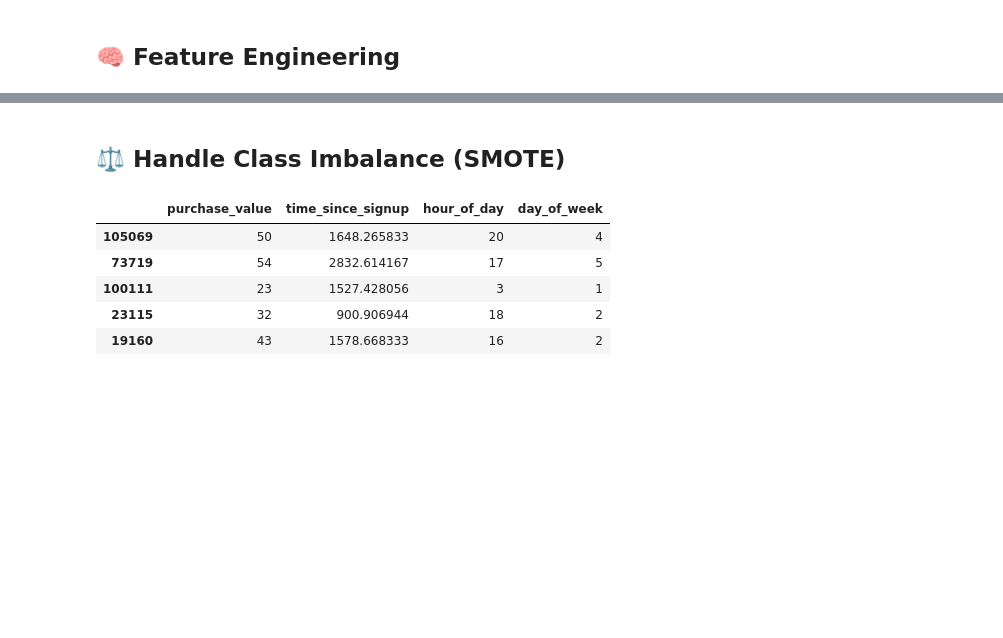
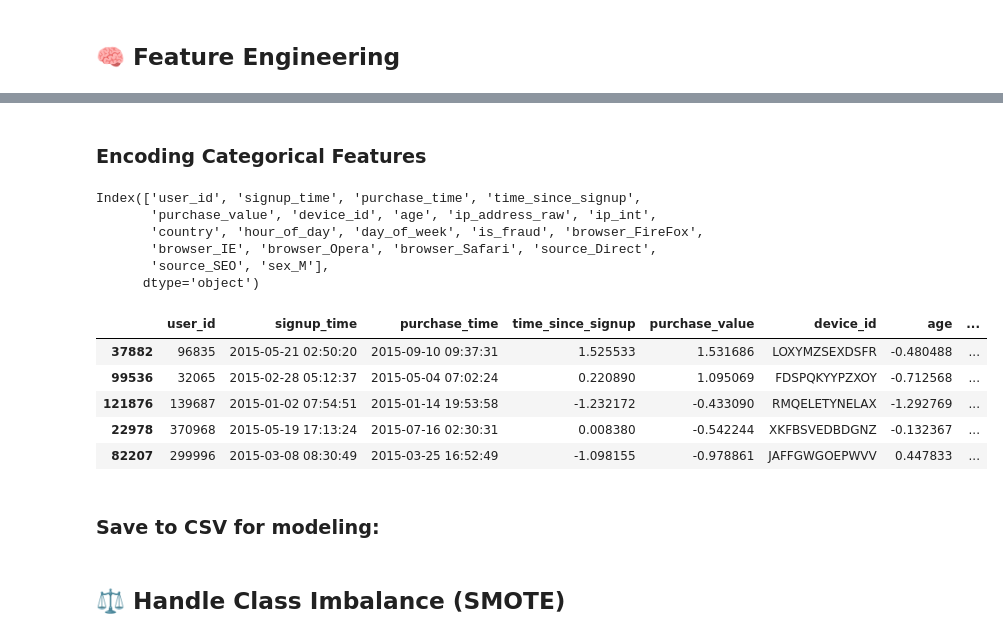
Before and after one commit to Teshager21/frauddetection-ecommerce-banking, a Jupyter notebook: notebooks/exploratory/01_preprocessing_and_EDA.ipynb, the cells around one changed output, grey strips where cells are left out. Saved outputs shown, nothing was run; the diff lists cells and outputs as text; code cells hidden in the pictures; blank space fills up the shorter version.

Commit message:
feat: apply feature transformations

```diff
--- a/notebooks/exploratory/01_preprocessing_and_EDA.ipynb
+++ b/notebooks/exploratory/01_preprocessing_and_EDA.ipynb
@@ -181,0 +219,5 @@ merged_df.sample(5)
+# %%
+merged_df.rename(columns={
+    'class': 'is_fraud',
+    'ip_address': 'ip_address_raw'
+}, inplace=True)
@@ -181,0 +233,8 @@ merged_df.sample(5)
+# %%
+cols = [
+    'user_id', 'signup_time', 'purchase_time', 'time_since_signup',
+    'purchase_value', 'device_id', 'source', 'browser', 'sex', 'age',
+    'ip_address_raw', 'ip_int', 'country', 'hour_of_day', 'day_of_week',
+    'is_fraud'
+]
+final_df = merged_df[cols]
@@ -181,0 +274,11 @@ merged_df.sample(5)
+# %%
+from sklearn.preprocessing import StandardScaler
+
+# Choose numeric features to scale
+numeric_features = ['purchase_value', 'age', 'time_since_signup', 'hour_of_day', 'day_of_week']
+
+scaler = StandardScaler()
+final_df[numeric_features] = scaler.fit_transform(final_df[numeric_features])
+
+# Optional: view result
+print(final_df[numeric_features].head())
@@ -181,0 +297,28 @@ merged_df.sample(5)
+# %% [markdown]
+### Encoding Categorical Features
+# %%
+# Use pandas get_dummies for simplicity
+categorical_features = ['browser', 'source', 'sex']
+
+final_df_encoded = pd.get_dummies(final_df, columns=categorical_features, drop_first=True)
+
+# View result
+print(final_df_encoded.columns)
+# %% [output]
+Index(['user_id', 'signup_time', 'purchase_time', 'time_since_signup',
+       'purchase_value', 'device_id', 'age', 'ip_address_raw', 'ip_int',
+       'country', 'hour_of_day', 'day_of_week', 'is_fraud', 'browser_FireFox',
+       'browser_IE', 'browser_Opera', 'browser_Safari', 'source_Direct',
+       'source_SEO', 'sex_M'],
+      dtype='object')
+# %%
+final_df_encoded.sample(5)
+# %% [output]
+|  | user_id | signup_time | purchase_time | time_since_signup | purchase_value | device_id | age | ... |
+| 37882 | 96835 | 2015-05-21 02:50:20 | 2015-09-10 09:37:31 | 1.525533 | 1.531686 | LOXYMZSEXDSFR | -0.480488 | ... |
+| 99536 | 32065 | 2015-02-28 05:12:37 | 2015-05-04 07:02:24 | 0.220890 | 1.095069 | FDSPQKYYPZXOY | -0.712568 | ... |
+| 121876 | 139687 | 2015-01-02 07:54:51 | 2015-01-14 19:53:58 | -1.232172 | -0.433090 | RMQELETYNELAX | -1.292769 | ... |
+| 22978 | 370968 | 2015-05-19 17:13:24 | 2015-07-16 02:30:31 | 0.008380 | -0.542244 | XKFBSVEDBDGNZ | -0.132367 | ... |
+| 82207 | 299996 | 2015-03-08 08:30:49 | 2015-03-25 16:52:49 | -1.098155 | -0.978861 | JAFFGWGOEPWVV | 0.447833 | ... |
+# %% [markdown]
+### Save to CSV for modeling:
@@ -188,12 +333,3 @@ target = merged_df['class']
 X_train, X_test, y_train, y_test = train_test_split(features, target, test_size=0.3, stratify=target)
 smote = SMOTE()
 X_resampled, y_resampled = smote.fit_resample(X_train, y_train)
-# %%
-features.sample(5)
-# %% [output]
-|  | purchase_value | time_since_signup | hour_of_day | day_of_week |
-| 105069 | 50 | 1648.265833 | 20 | 4 |
-| 73719 | 54 | 2832.614167 | 17 | 5 |
-| 100111 | 23 | 1527.428056 | 3 | 1 |
-| 23115 | 32 | 900.906944 | 18 | 2 |
-| 19160 | 43 | 1578.668333 | 16 | 2 |
```
Also changed, not shown: parts of 19 cells of this notebook.
